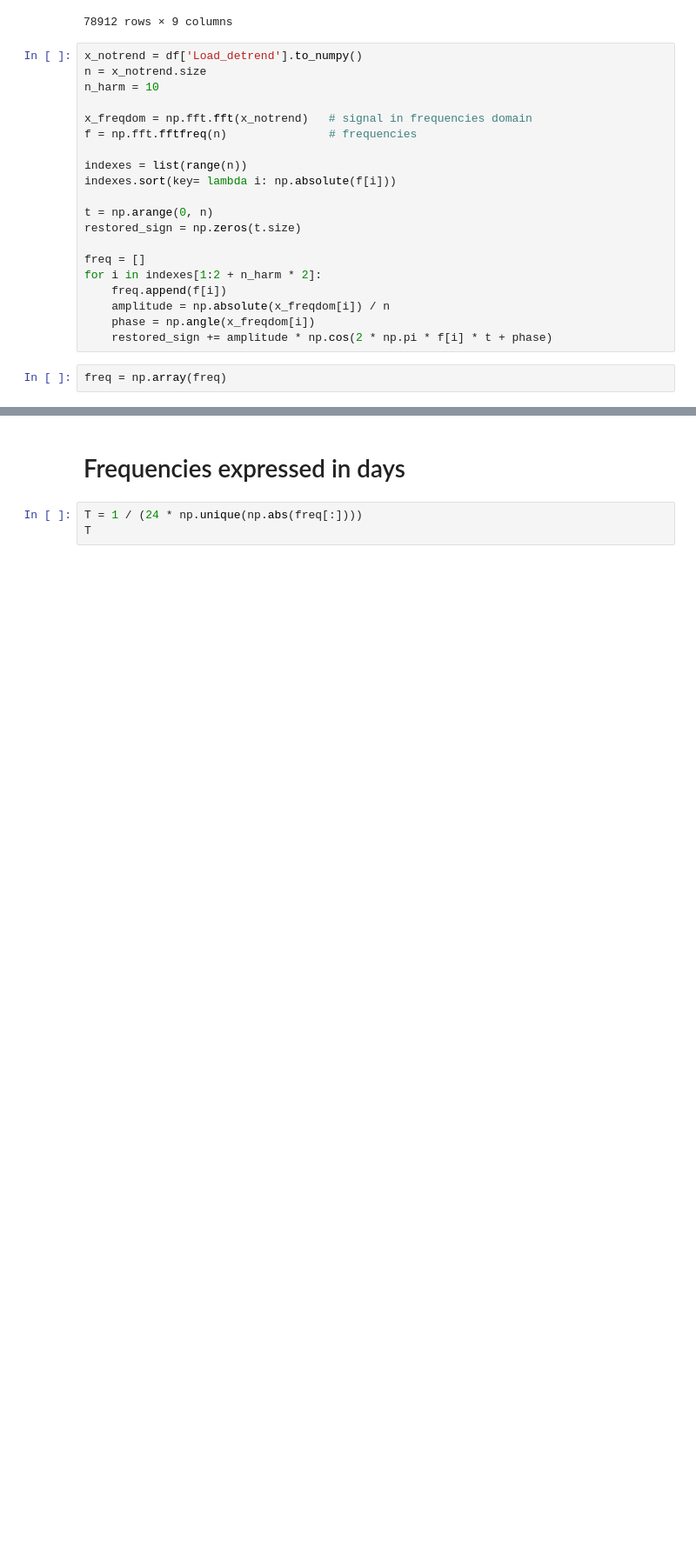
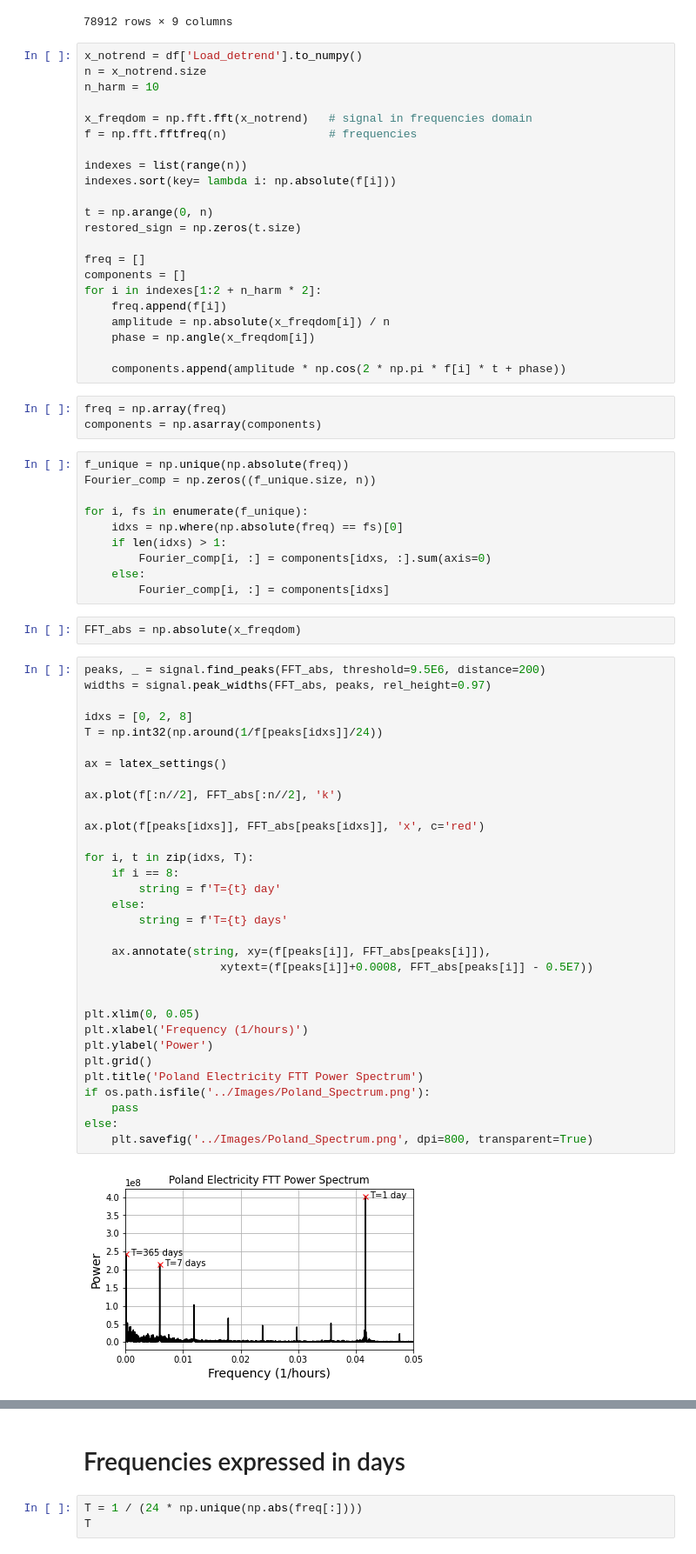
Before and after one commit to BleakHeart/Report-2, a Jupyter notebook: src/Fourier_f_extrapolations.ipynb, the cells around one changed output, grey strips where cells are left out. Shown at 87% size. Cells and saved outputs as stored; diff of their text form; blank space fills up the shorter version.

Commit message:
Fourier Component Analysis finished

```diff
--- a/src/Fourier_f_extrapolations.ipynb
+++ b/src/Fourier_f_extrapolations.ipynb
@@ -65,10 +67,59 @@ t = np.arange(0, n)
 restored_sign = np.zeros(t.size)
 
 freq = []
+components = []
 for i in indexes[1:2 + n_harm * 2]:
     freq.append(f[i])
     amplitude = np.absolute(x_freqdom[i]) / n
     phase = np.angle(x_freqdom[i])
-    restored_sign += amplitude * np.cos(2 * np.pi * f[i] * t + phase)
+
+    components.append(amplitude * np.cos(2 * np.pi * f[i] * t + phase))
 # %%
 freq = np.array(freq)
+components = np.asarray(components)
+# %%
+f_unique = np.unique(np.absolute(freq))
+Fourier_comp = np.zeros((f_unique.size, n))
+
+for i, fs in enumerate(f_unique):
+    idxs = np.where(np.absolute(freq) == fs)[0]
+    if len(idxs) > 1:
+        Fourier_comp[i, :] = components[idxs, :].sum(axis=0)
+    else:
+        Fourier_comp[i, :] = components[idxs]
+# %%
+FFT_abs = np.absolute(x_freqdom)
+# %%
+peaks, _ = signal.find_peaks(FFT_abs, threshold=9.5E6, distance=200)
+widths = signal.peak_widths(FFT_abs, peaks, rel_height=0.97)
+
+idxs = [0, 2, 8]
+T = np.int32(np.around(1/f[peaks[idxs]]/24))
+
+ax = latex_settings()
+
+ax.plot(f[:n//2], FFT_abs[:n//2], 'k')
+
+ax.plot(f[peaks[idxs]], FFT_abs[peaks[idxs]], 'x', c='red')
+
+for i, t in zip(idxs, T):
+    if i == 8:
+        string = f'T={t} day'
+    else:
+        string = f'T={t} days'
+
+    ax.annotate(string, xy=(f[peaks[i]], FFT_abs[peaks[i]]),
+                    xytext=(f[peaks[i]]+0.0008, FFT_abs[peaks[i]] - 0.5E7))
+
+
+plt.xlim(0, 0.05)
+plt.xlabel('Frequency (1/hours)')
+plt.ylabel('Power')
+plt.grid()
+plt.title('Poland Electricity FTT Power Spectrum')
+if os.path.isfile('../Images/Poland_Spectrum.png'):
+    pass
+else:
+    plt.savefig('../Images/Poland_Spectrum.png', dpi=800, transparent=True)
+# %% [output]
+[figure, added]
```
Also changed, not shown: parts of 6 cells of this notebook, 1 other file.
